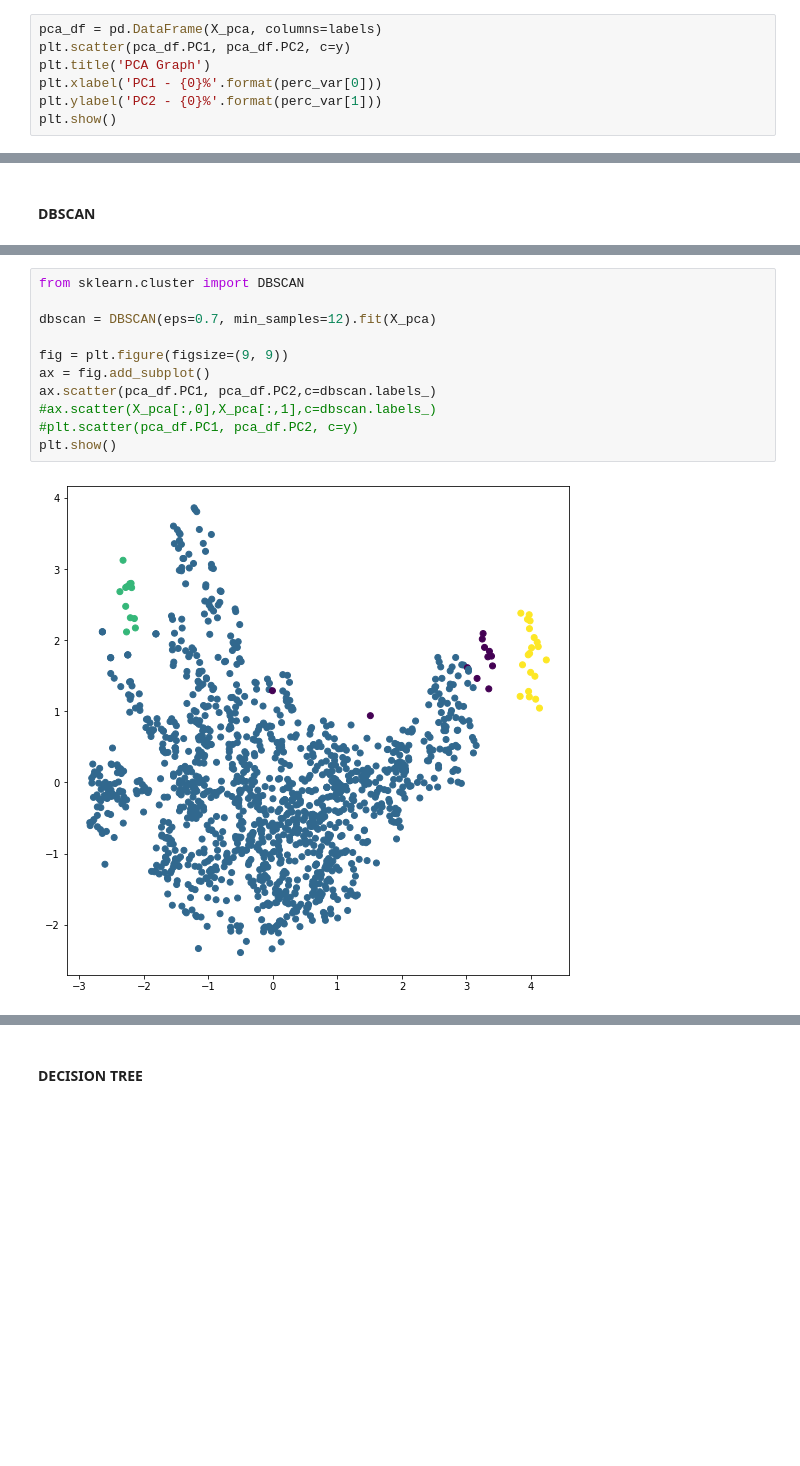
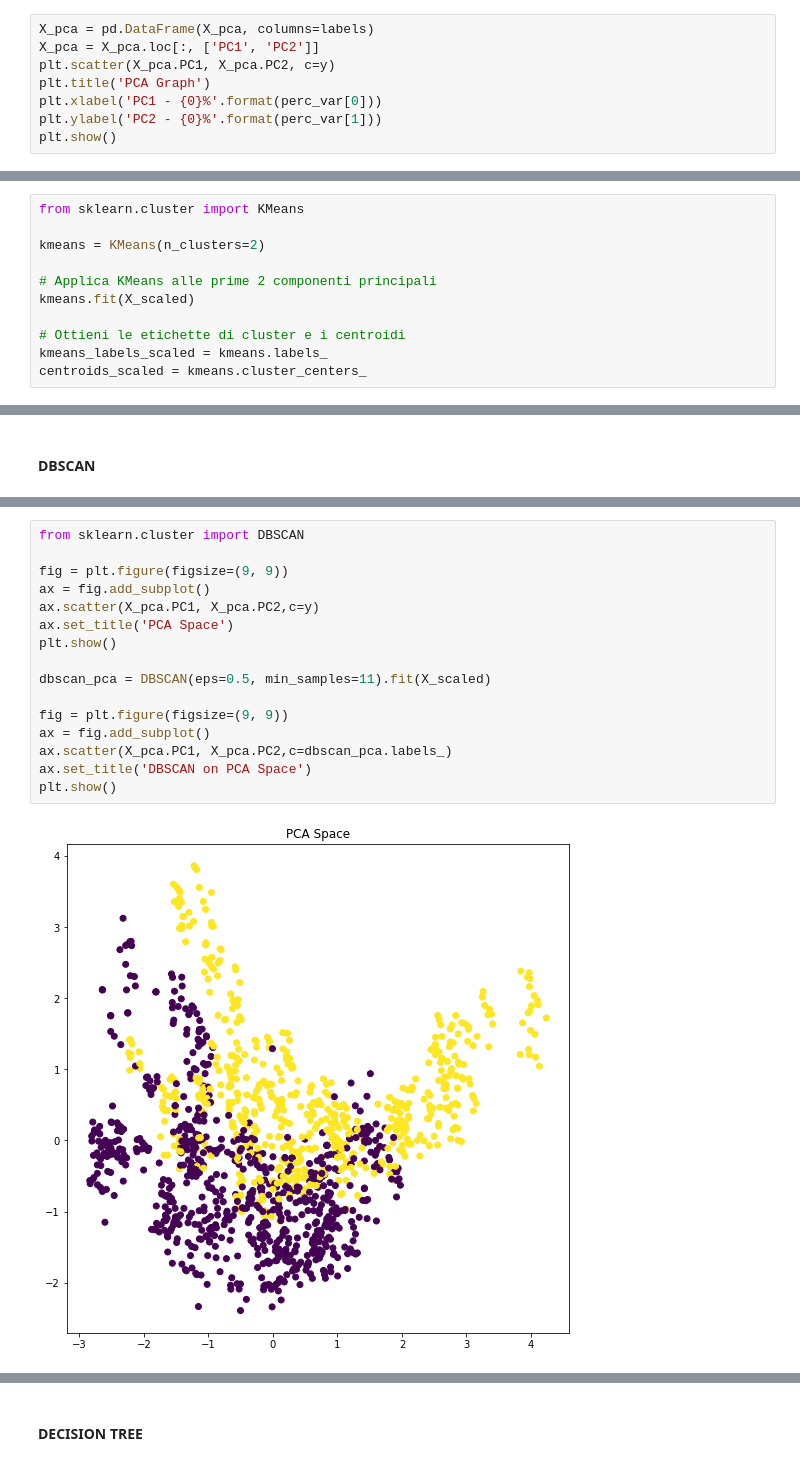
Before and after one commit to Erionis/Machine_Learning, a Jupyter notebook: challenges/challenge_one.ipynb, the cells around one changed output, grey strips where cells are left out. Saved outputs shown, nothing was run; the diff lists cells and outputs as text; blank space fills up the shorter version.

```diff
--- a/challenges/challenge_one.ipynb
+++ b/challenges/challenge_one.ipynb
@@ -206,6 +195,7 @@ plt.show()
 # %%
-pca_df = pd.DataFrame(X_pca, columns=labels)
-plt.scatter(pca_df.PC1, pca_df.PC2, c=y)
+X_pca = pd.DataFrame(X_pca, columns=labels)
+X_pca = X_pca.loc[:, ['PC1', 'PC2']]
+plt.scatter(X_pca.PC1, X_pca.PC2, c=y)
 plt.title('PCA Graph')
 plt.xlabel('PC1 - {0}%'.format(perc_var[0]))
 plt.ylabel('PC2 - {0}%'.format(perc_var[1]))
@@ -241,0 +233,11 @@ NOTA: fare sus tutte e 4 le variabili o su X o su X_pca. DA RAGIONARE
+# %%
+from sklearn.cluster import KMeans
+
+kmeans = KMeans(n_clusters=2)
+
+# Applica KMeans alle prime 2 componenti principali
+kmeans.fit(X_scaled)
+
+# Ottieni le etichette di cluster e i centroidi
+kmeans_labels_scaled = kmeans.labels_
+centroids_scaled = kmeans.cluster_centers_
@@ -281,13 +300,18 @@ plt.show()
 # %%
 from sklearn.cluster import DBSCAN
 
-dbscan = DBSCAN(eps=0.7, min_samples=12).fit(X_pca)
+fig = plt.figure(figsize=(9, 9))
+ax = fig.add_subplot()
+ax.scatter(X_pca.PC1, X_pca.PC2,c=y)
+ax.set_title('PCA Space')
+plt.show()
+
+dbscan_pca = DBSCAN(eps=0.5, min_samples=11).fit(X_scaled)
 
 fig = plt.figure(figsize=(9, 9))
 ax = fig.add_subplot()
-ax.scatter(pca_df.PC1, pca_df.PC2,c=dbscan.labels_)
-#ax.scatter(X_pca[:,0],X_pca[:,1],c=dbscan.labels_)
-#plt.scatter(pca_df.PC1, pca_df.PC2, c=y)
+ax.scatter(X_pca.PC1, X_pca.PC2,c=dbscan_pca.labels_)
+ax.set_title('DBSCAN on PCA Space')
 plt.show()
 # %% [output]
-[figure, old version]
+[figure, new version]
```
Also changed, not shown: parts of 67 cells of this notebook.
